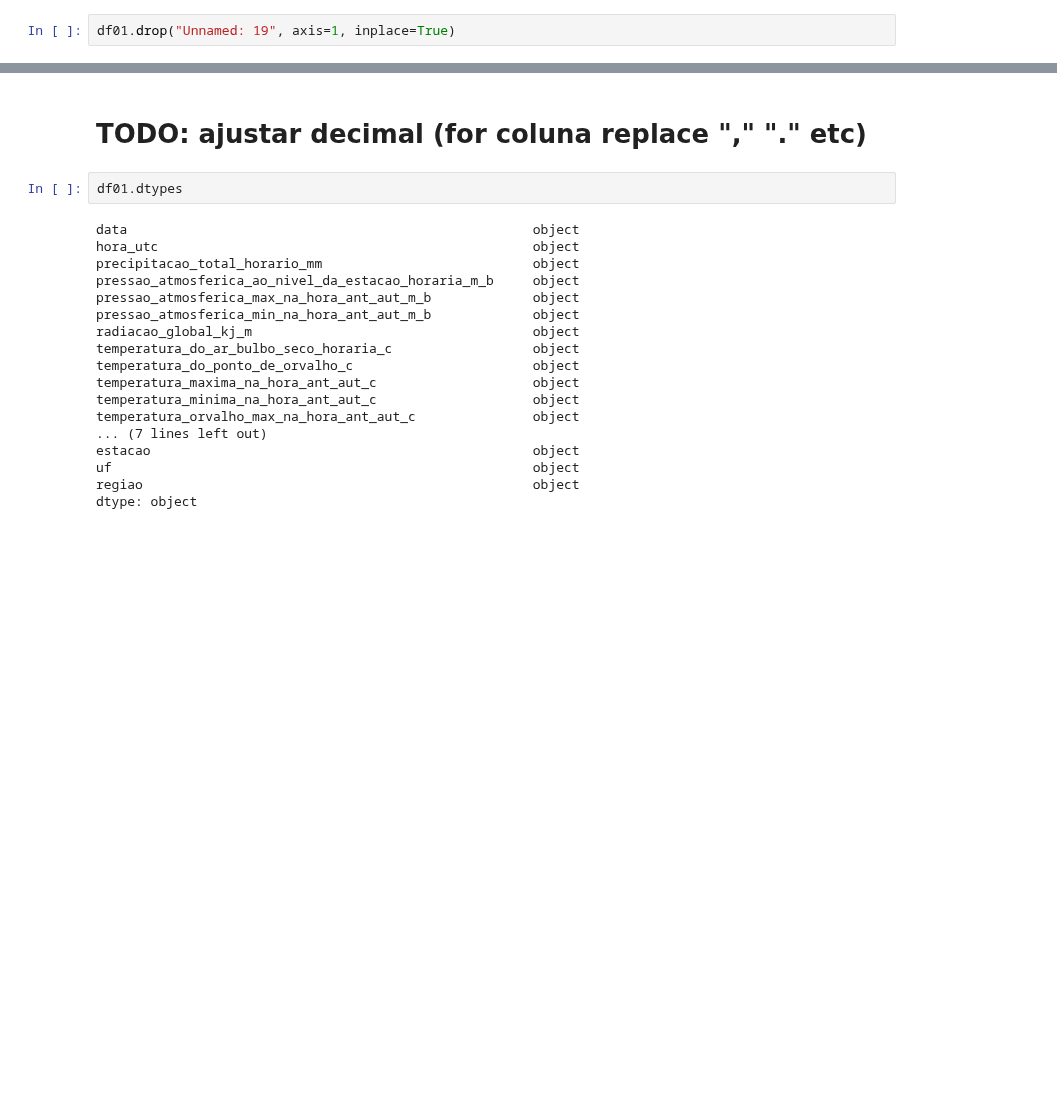
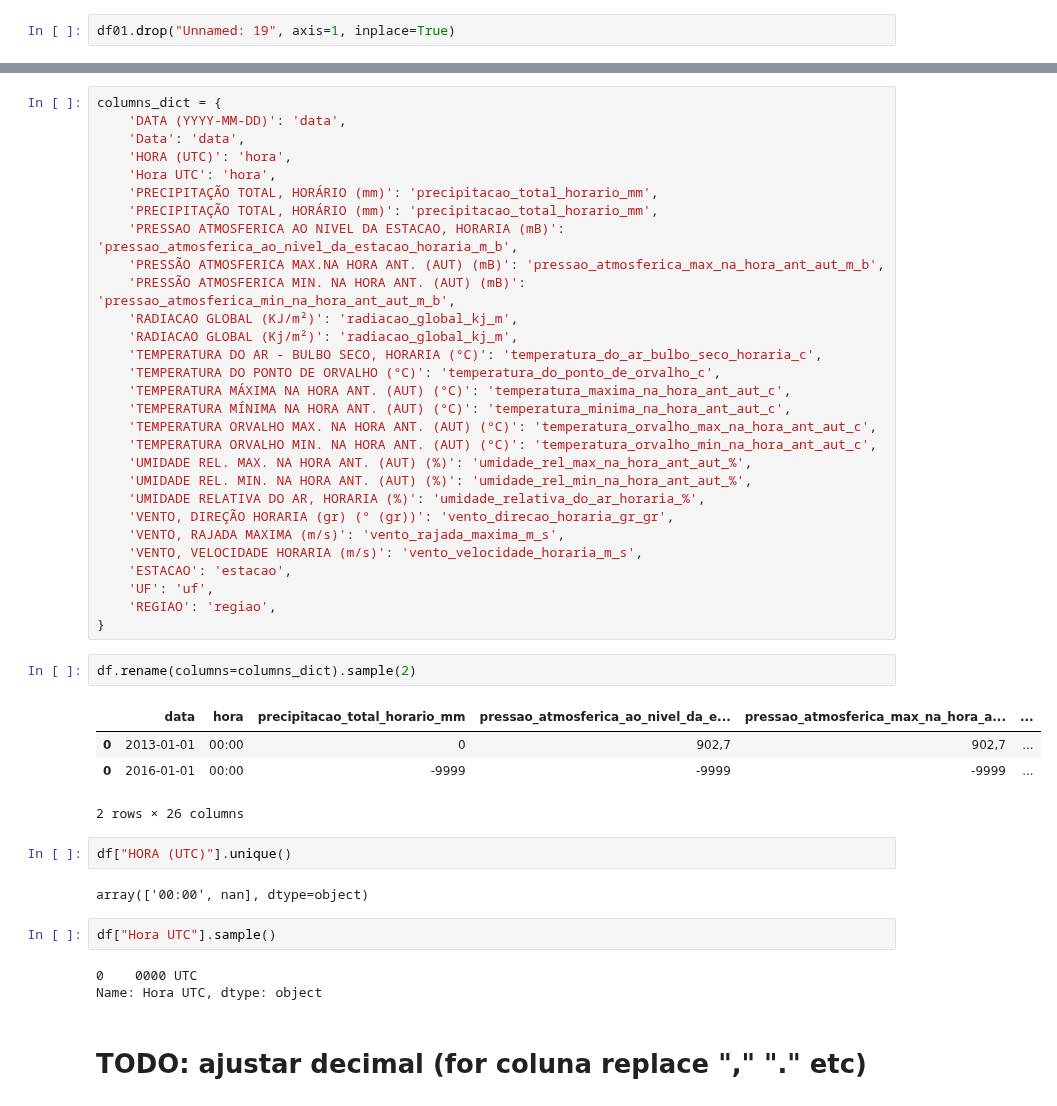
Before and after one commit to matheus-vizzotto/load_forecasting, a Jupyter notebook: lab/matheus/notebooks/inmet_scraper.ipynb, the cells around one changed output, grey strips where cells are left out. Drawn from its saved outputs; the diff is of its cells as text; blank space fills up the shorter version.

```diff
--- a/lab/matheus/notebooks/inmet_scraper.ipynb
+++ b/lab/matheus/notebooks/inmet_scraper.ipynb
@@ -224,22 +263,47 @@ df01.sample(3)
+# %%
+columns_dict = {
+    'DATA (YYYY-MM-DD)': 'data',
+    'Data': 'data',
+    'HORA (UTC)': 'hora',
+    'Hora UTC': 'hora',
+    'PRECIPITAÇÃO TOTAL, HORÁRIO (mm)': 'precipitacao_total_horario_mm',
+    'PRECIPITAÇÃO TOTAL, HORÁRIO (mm)': 'precipitacao_total_horario_mm',
+    'PRESSAO ATMOSFERICA AO NIVEL DA ESTACAO, HORARIA (mB)': 'pressao_atmosferica_ao_nivel_da_estacao_horaria_m_b',
+    'PRESSÃO ATMOSFERICA MAX.NA HORA ANT. (AUT) (mB)': 'pressao_atmosferica_max_na_hora_ant_aut_m_b',
+    'PRESSÃO ATMOSFERICA MIN. NA HORA ANT. (AUT) (mB)': 'pressao_atmosferica_min_na_hora_ant_aut_m_b',
+    'RADIACAO GLOBAL (KJ/m²)': 'radiacao_global_kj_m',
+    'RADIACAO GLOBAL (Kj/m²)': 'radiacao_global_kj_m',
+    'TEMPERATURA DO AR - BULBO SECO, HORARIA (°C)': 'temperatura_do_ar_bulbo_seco_horaria_c',
+    'TEMPERATURA DO PONTO DE ORVALHO (°C)': 'temperatura_do_ponto_de_orvalho_c',
+    'TEMPERATURA MÁXIMA NA HORA ANT. (AUT) (°C)': 'temperatura_maxima_na_hora_ant_aut_c',
+    'TEMPERATURA MÍNIMA NA HORA ANT. (AUT) (°C)': 'temperatura_minima_na_hora_ant_aut_c',
+    'TEMPERATURA ORVALHO MAX. NA HORA ANT. (AUT) (°C)': 'temperatura_orvalho_max_na_hora_ant_aut_c',
+    'TEMPERATURA ORVALHO MIN. NA HORA ANT. (AUT) (°C)': 'temperatura_orvalho_min_na_hora_ant_aut_c',
+    'UMIDADE REL. MAX. NA HORA ANT. (AUT) (%)': 'umidade_rel_max_na_hora_ant_aut_%',
+    'UMIDADE REL. MIN. NA HORA ANT. (AUT) (%)': 'umidade_rel_min_na_hora_ant_aut_%',
+    'UMIDADE RELATIVA DO AR, HORARIA (%)': 'umidade_relativa_do_ar_horaria_%',
+    'VENTO, DIREÇÃO HORARIA (gr) (° (gr))': 'vento_direcao_horaria_gr_gr',
+    'VENTO, RAJADA MAXIMA (m/s)': 'vento_rajada_maxima_m_s',
+    'VENTO, VELOCIDADE HORARIA (m/s)': 'vento_velocidade_horaria_m_s',
+    'ESTACAO': 'estacao',
+    'UF': 'uf',
+    'REGIAO': 'regiao',
+}
+# %%
+df.rename(columns=columns_dict).sample(2)
+# %% [output]
+|  | data | hora | precipitacao_total_horario_mm | pressao_atmosferica_ao_nivel_da_e... | pressao_atmosferica_max_na_hora_a... | ... |
+| 0 | 2013-01-01 | 00:00 | 0 | 902,7 | 902,7 | ... |
+| 0 | 2016-01-01 | 00:00 | -9999 | -9999 | -9999 | ... |
+2 rows × 26 columns
+# %%
+df["HORA (UTC)"].unique()
+# %% [output]
+array(['00:00', nan], dtype=object)
+# %%
+df["Hora UTC"].sample()
+# %% [output]
+0    0000 UTC
+Name: Hora UTC, dtype: object
 # %% [markdown]
 # TODO: ajustar decimal (for coluna replace "," "." etc)
-# %%
-df01.dtypes
-# %% [output]
-data                                                    object
-hora_utc                                                object
-precipitacao_total_horario_mm                           object
-pressao_atmosferica_ao_nivel_da_estacao_horaria_m_b     object
-pressao_atmosferica_max_na_hora_ant_aut_m_b             object
-pressao_atmosferica_min_na_hora_ant_aut_m_b             object
-radiacao_global_kj_m                                    object
-temperatura_do_ar_bulbo_seco_horaria_c                  object
-temperatura_do_ponto_de_orvalho_c                       object
-temperatura_maxima_na_hora_ant_aut_c                    object
-temperatura_minima_na_hora_ant_aut_c                    object
-temperatura_orvalho_max_na_hora_ant_aut_c               object
-... (7 lines left out)
-estacao                                                 object
-uf                                                      object
-regiao                                                  object
-dtype: object
```
Also changed, not shown: parts of 22 cells of this notebook, 3 other files.
